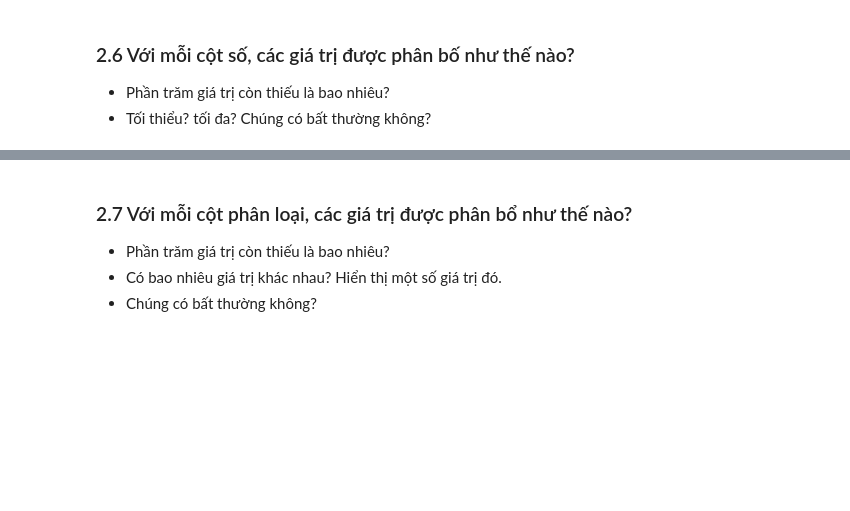
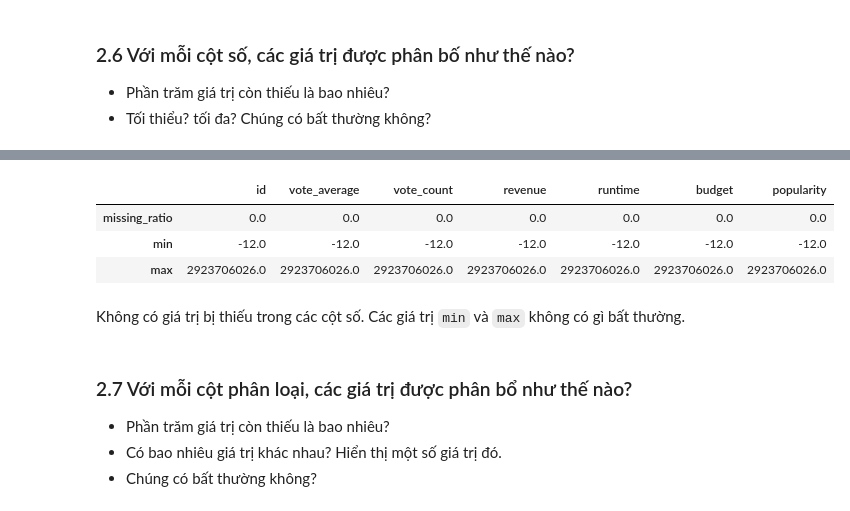
Before and after one commit to baohuyvanba/hcmus_dsp_finalproject_CSC17104, a Jupyter notebook: finalproject.ipynb, the cells around one changed output, grey strips where cells are left out. Cells and saved outputs as stored; diff of their text form; code cells hidden in the pictures; blank space fills up the shorter version.

```diff
--- a/finalproject.ipynb
+++ b/finalproject.ipynb
@@ -126,3 +142,19 @@ Dữ liệu có 969743 hàng và 23 cột.
+# %%
+numeric_df = df.select_dtypes(include=['number'])
+nume_col_df = pd.DataFrame( index=["missing_ratio", "min", "max"], columns=numeric_df.columns)
+
+nume_col_df.loc["missing_ratio"] = (numeric_df.isna().sum() / numeric_df.size) *100
+nume_col_df.loc["min"] = np.min(numeric_df)
+nume_col_df.loc["max"] = np.max(numeric_df)
+
+nume_col_df
+# %% [output]
+|  | id | vote_average | vote_count | revenue | runtime | budget | popularity |
+| missing_ratio | 0.0 | 0.0 | 0.0 | 0.0 | 0.0 | 0.0 | 0.0 |
+| min | -12.0 | -12.0 | -12.0 | -12.0 | -12.0 | -12.0 | -12.0 |
+| max | 2923706026.0 | 2923706026.0 | 2923706026.0 | 2923706026.0 | 2923706026.0 | 2923706026.0 | 2923706026.0 |
+# %% [markdown]
+Không có giá trị bị thiếu trong các cột số. Các giá trị `min` và `max` không có gì bất thường.
 # %% [markdown]
 ### 2.7 Với mỗi cột phân loại, các giá trị được phân bổ như thế nào?
 - Phần trăm giá trị còn thiếu là bao nhiêu?
```
Also changed, not shown: parts of 17 cells of this notebook.
